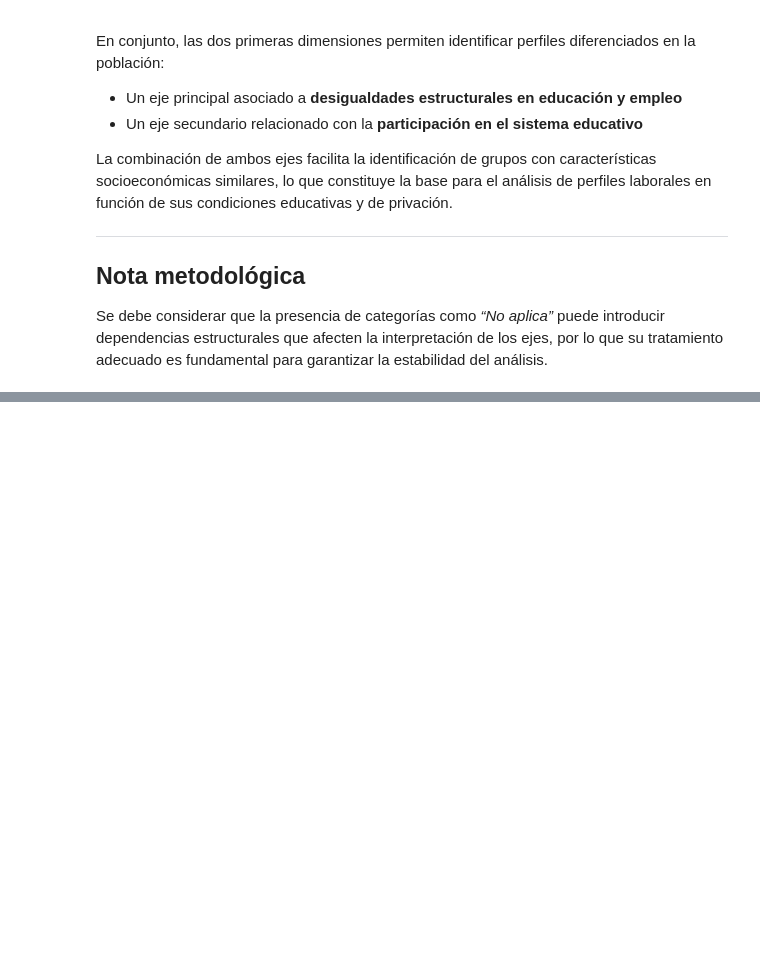
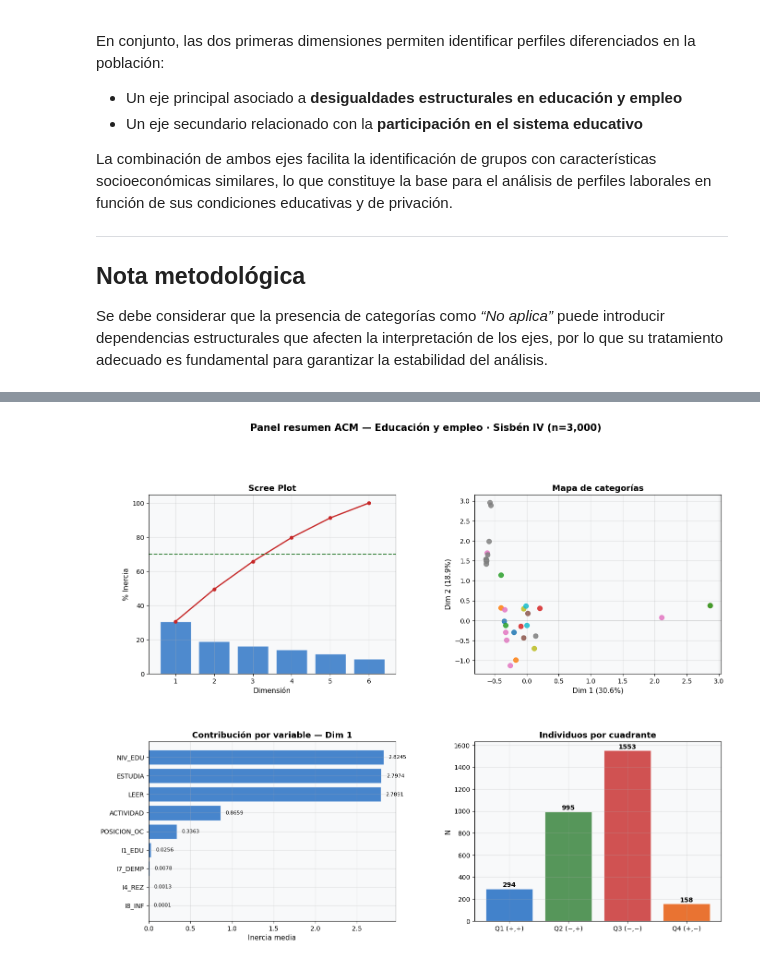
Before and after one commit to Brayan-137/analitica-datos-mca, a Jupyter notebook: SISBEN/MCASISBEN.ipynb, the cells around one changed output, grey strips where cells are left out. Saved outputs shown, nothing was run; the diff lists cells and outputs as text; code cells hidden in the pictures; blank space fills up the shorter version.

```diff
--- a/SISBEN/MCASISBEN.ipynb
+++ b/SISBEN/MCASISBEN.ipynb
@@ -1654,0 +1857,91 @@ Se debe considerar que la presencia de categorías como *“No aplica”* puede
+# %%
+# ── Panel resumen ────────────────────────────────────────────────────────────
+from matplotlib.gridspec import GridSpec
+import matplotlib.pyplot as plt
+
+fig = plt.figure(figsize=(16, 12))
+gs = GridSpec(2, 2, figure=fig, hspace=0.38, wspace=0.32)
+
+# ── 1. Scree plot ────────────────────────────────────────────────────────────
+ax1 = fig.add_subplot(gs[0, 0])
+ax1.bar(dims, inercia_pct, color='#1565C0', alpha=0.75, edgecolor='white')
+ax1.plot(dims, inercia_acum, 'o-', color='#C62828', lw=2, ms=5)
+ax1.axhline(70, color='#2E7D32', ls='--', lw=1.5)
+ax1.set_title('Scree Plot', fontweight='bold')
+ax1.set_xlabel('Dimensión')
+ax1.set_ylabel('% Inercia')
+ax1.set_xticks(dims)
+
+# ── 2. Mapa de categorías ────────────────────────────────────────────────────
+ax2 = fig.add_subplot(gs[0, 1])
+ax2.axhline(0, color='gray', lw=0.6, alpha=0.4)
+ax2.axvline(0, color='gray', lw=0.6, alpha=0.4)
+
+for var in VARS_ACTIVAS:
+    sub = cat_coords[cat_coords['Variable'] == var]
+    ax2.scatter(
+        sub.iloc[:, 0],
+        sub.iloc[:, 1],
+        color=cmap_v[var],
+        s=55,
+        alpha=0.85,
+        label=var
+    )
+
+ax2.set_title('Mapa de categorías', fontweight='bold')
+ax2.set_xlabel(f'Dim 1 ({inercia_pct[0]:.1f}%)')
+ax2.set_ylabel(f'Dim 2 ({inercia_pct[1]:.1f}%)')
+
+# ── 3. Importancia relativa por variable en Dim 1 ────────────────────────────
+ax3 = fig.add_subplot(gs[1, 0])
+v1 = df_c['Dimensión 1'].sort_values()
+bars3 = ax3.barh(v1.index, v1.values, color='#1565C0', alpha=0.78, edgecolor='white')
+ax3.set_title('Contribución por variable — Dim 1', fontweight='bold')
+ax3.set_xlabel('Inercia media')
+
+for bar, val in zip(bars3, v1.values):
+    ax3.text(
+        bar.get_width() + v1.max() * 0.02,
+        bar.get_y() + bar.get_height() / 2,
+        f'{val:.4f}',
+        va='center',
+        fontsize=8
+    )
+
+# ── 4. Individuos por cuadrante ──────────────────────────────────────────────
+ax4 = fig.add_subplot(gs[1, 1])
+orden_cuad = ['Q1 (+,+)', 'Q2 (−,+)', 'Q3 (−,−)', 'Q4 (+,−)']
+qc = ind_df['Cuadrante'].value_counts().reindex(orden_cuad).fillna(0)
+
+bars4 = ax4.bar(
+    qc.index,
+    qc.values,
+    color=['#1565C0', '#2E7D32', '#C62828', '#E65100'],
+    alpha=0.8,
+    edgecolor='white'
+)
+
+ax4.set_title('Individuos por cuadrante', fontweight='bold')
+ax4.set_ylabel('N')
+
+for bar, val in zip(bars4, qc.values):
+    ax4.text(
+        bar.get_x() + bar.get_width() / 2,
+        bar.get_height() + max(qc.values) * 0.01,
+        f'{int(val)}',
+        ha='center',
+        fontweight='bold'
+    )
+
+# ── Título general ───────────────────────────────────────────────────────────
+fig.suptitle(
+    f'Panel resumen ACM — Educación y empleo · Sisbén IV (n={len(df_final):,})',
+    fontsize=15,
+    fontweight='bold',
+    y=1.01
+)
+
+plt.show()
+print('\n✅ Análisis completado.')
+# %% [output]
+[figure, added]
```
Also changed, not shown: parts of 6 cells of this notebook.
